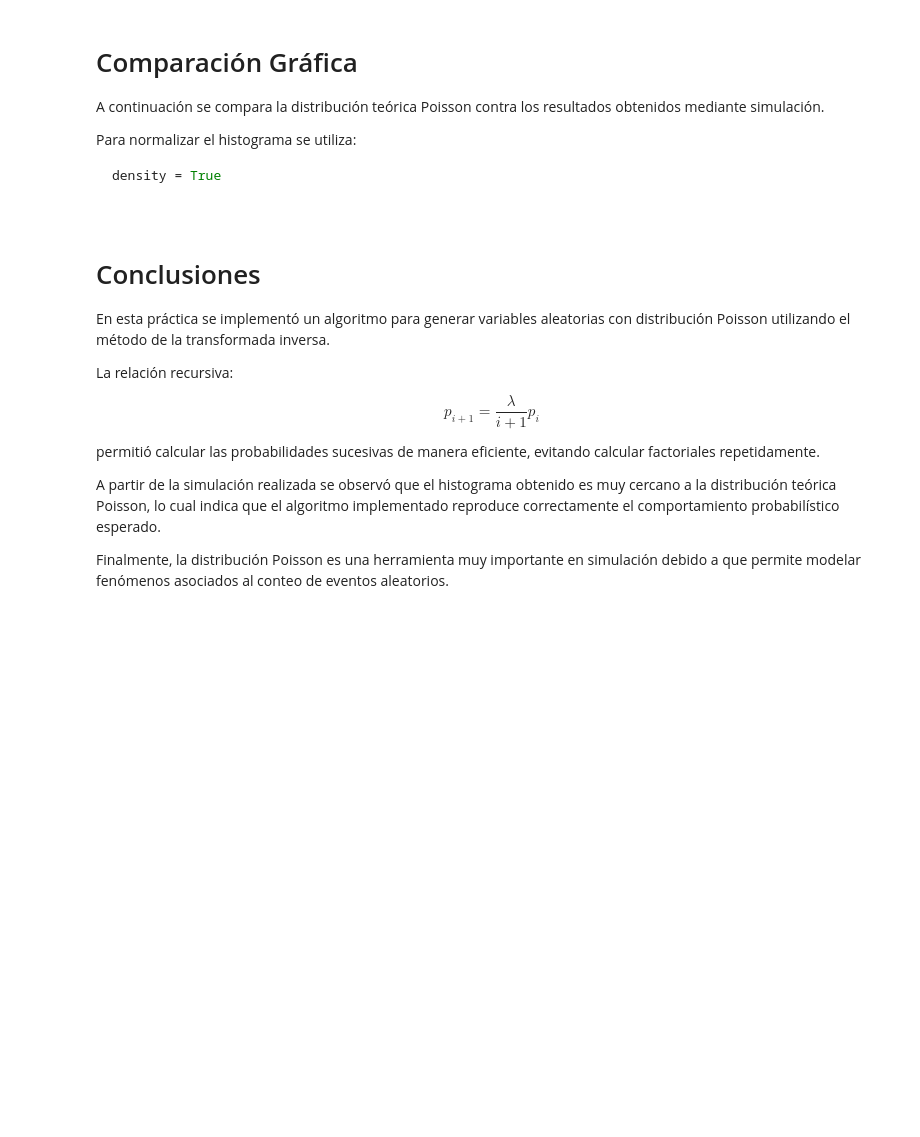
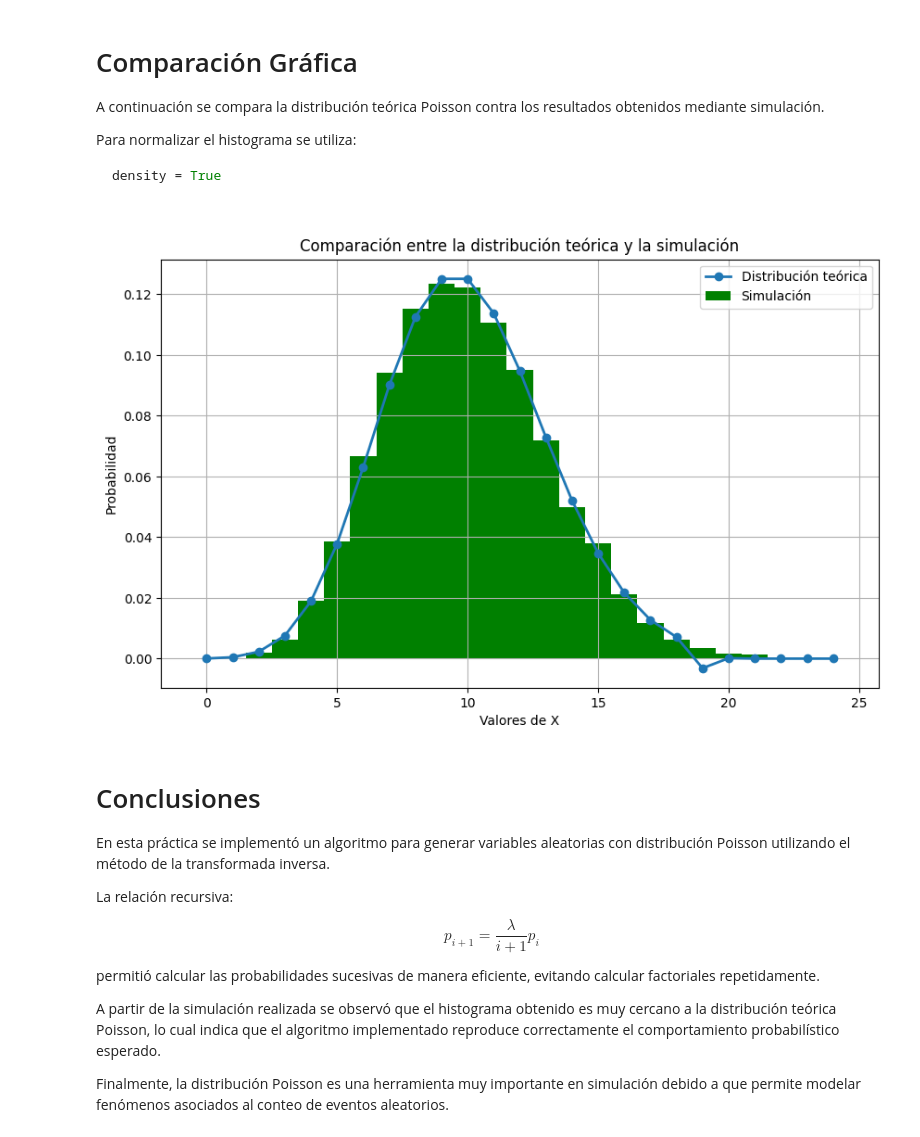
Before and after one commit to KarlaMichelleSorianoSanhez/Simulacion-I, a Jupyter notebook: Distribución_de_Poisson_(simulación).ipynb, the cells around one changed output. Cells and saved outputs as stored; diff of their text form; code cells hidden in the pictures; blank space fills up the shorter version.

````diff
--- a/Distribución_de_Poisson_(simulación).ipynb
+++ b/Distribución_de_Poisson_(simulación).ipynb
@@ -315,6 +305,45 @@ Para normalizar el histograma se utiliza:
 
 ```python
 density = True
+# %%
+# Comparación gráfica
+muestra = simular_poisson(lamda, i, n)
+
+#valores discretos para la distribución teórica
+x=np.arange(0, max(muestra)+1)
+
+# Probabilidades teóricas
+y=poisson_teorica(lamda, x)
+
+# crear figura
+plt.figure(figsize=(10,6))
+
+# Distribución teórica
+plt.plot(x,y, marker="o", linewidth=2, label="Distribución teórica")
+
+
+# Definir bins discretos
+bins = []
+
+for k in range(max(muestra)+2):
+    bins.append(k - 0.5)
+
+
+# Histograma de simulación
+plt.hist(muestra, color="green",bins = bins, density = True, label = "Simulación" )
+
+# Detalles de la gráfica
+plt.title("Comparación entre la distribución teórica y la simulación")
+plt.xlabel("Valores de X")
+plt.ylabel("Probabilidad")
+
+plt.legend()
+
+plt.grid()
+
+plt.show()
+# %% [output]
+[figure, added]
 # %% [markdown]
 # Conclusiones
 
````
Also changed, not shown: parts of 8 cells of this notebook.
